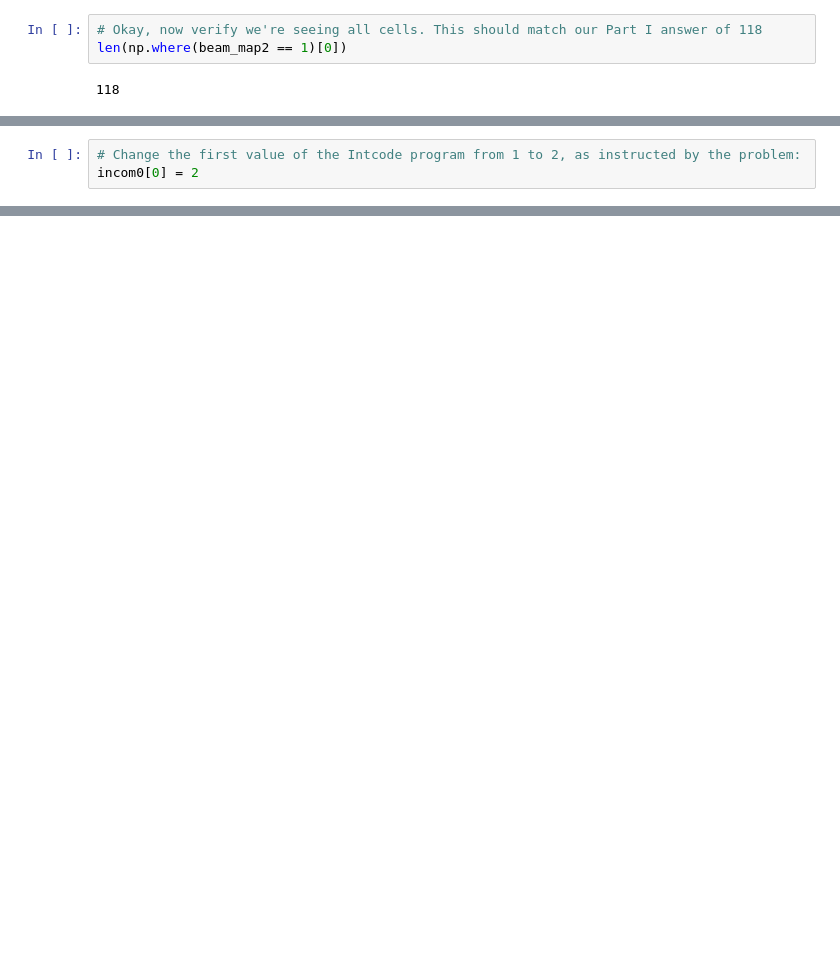
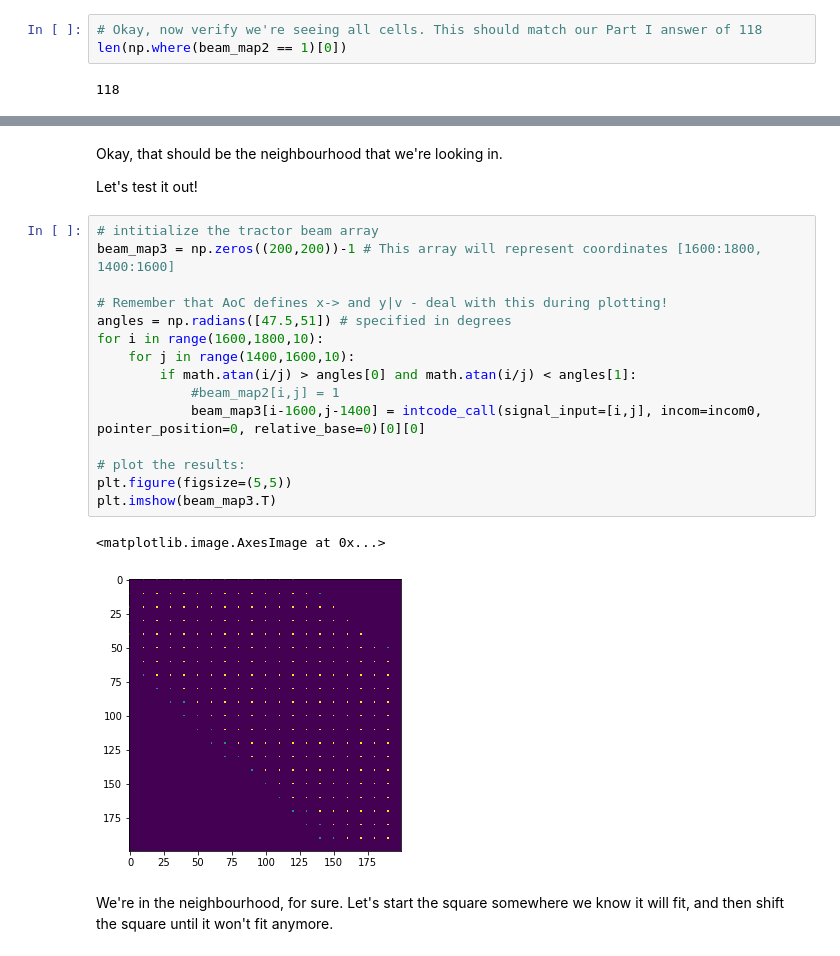
Before and after one commit to scibbatical/aoc2019, a Jupyter notebook: 19 - Intcode IX - tractor beam.ipynb, the cells around one changed output, grey strips where cells are left out. Drawn from its saved outputs; the diff is of its cells as text; blank space fills up the shorter version.

```diff
--- a/19 - Intcode IX - tractor beam.ipynb
+++ b/19 - Intcode IX - tractor beam.ipynb
@@ -562,3 +473,0 @@ plt.colorbar()
-# %%
-# Change the first value of the Intcode program from 1 to 2, as instructed by the problem:
-incom0[0] = 2
@@ -612,0 +494,24 @@ output[-1]
+# %% [markdown]
+Okay, that should be the neighbourhood that we're looking in.
+
+Let's test it out!
+# %%
+# intitialize the tractor beam array
+beam_map3 = np.zeros((200,200))-1 # This array will represent coordinates [1600:1800, 1400:1600]
+
+# Remember that AoC defines x-> and y|v - deal with this during plotting!
+angles = np.radians([47.5,51]) # specified in degrees
+for i in range(1600,1800,10):
+    for j in range(1400,1600,10):
+        if math.atan(i/j) > angles[0] and math.atan(i/j) < angles[1]:
+            #beam_map2[i,j] = 1
+            beam_map3[i-1600,j-1400] = intcode_call(signal_input=[i,j], incom=incom0, pointer_position=0, relative_base=0)[0][0]
+
+# plot the results:
+plt.figure(figsize=(5,5))
+plt.imshow(beam_map3.T)
+# %% [output]
+<matplotlib.image.AxesImage at 0x...>
+[figure, added]
+# %% [markdown]
+We're in the neighbourhood, for sure. Let's start the square somewhere we know it will fit, and then shift the square until it won't fit anymore.
```
Also changed, not shown: parts of 26 cells of this notebook.
